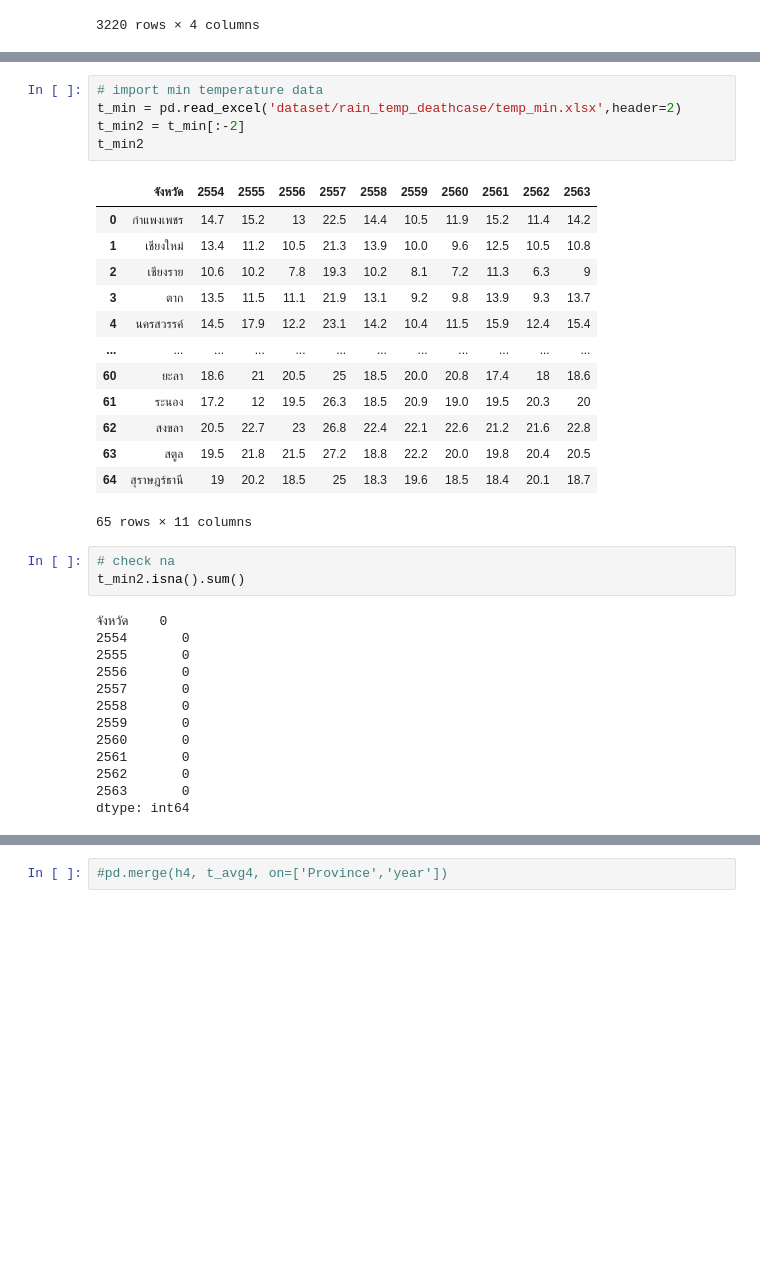
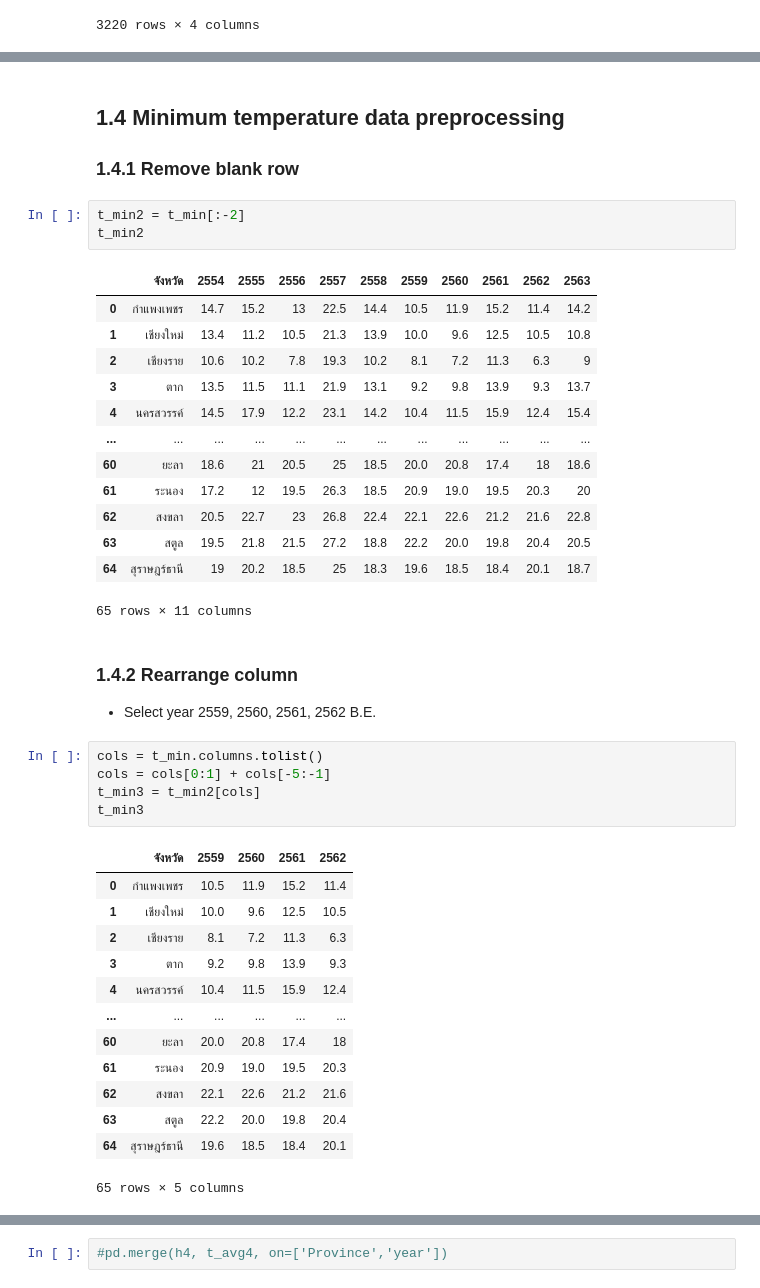
Before and after one commit to Phophism/python_project, a Jupyter notebook: Akkapop/Dengue_preprocessing.ipynb, the cells around one changed output, grey strips where cells are left out. Saved outputs shown, nothing was run; the diff lists cells and outputs as text; blank space fills up the shorter version.

```diff
--- a/Akkapop/Dengue_preprocessing.ipynb
+++ b/Akkapop/Dengue_preprocessing.ipynb
@@ -206,6 +339,7 @@ dtype: int64
+# %% [markdown]
+## 1.4 Minimum temperature data preprocessing
+### 1.4.1 Remove blank row
 # %%
-# import min temperature data
-t_min = pd.read_excel('dataset/rain_temp_deathcase/temp_min.xlsx',header=2)
 t_min2 = t_min[:-2]
 t_min2
 # %% [output]
@@ -222,19 +356,25 @@ t_min2
 | 63 | สตูล | 19.5 | 21.8 | 21.5 | 27.2 | 18.8 | 22.2 | 20.0 | 19.8 | 20.4 | 20.5 |
 | 64 | สุราษฎร์ธานี | 19 | 20.2 | 18.5 | 25 | 18.3 | 19.6 | 18.5 | 18.4 | 20.1 | 18.7 |
 65 rows × 11 columns
-# %%
-# check na
-t_min2.isna().sum()
-# %% [output]
-จังหวัด    0
-2554       0
-2555       0
-2556       0
-2557       0
-2558       0
-2559       0
-2560       0
-2561       0
-2562       0
-2563       0
-dtype: int64
+# %% [markdown]
+### 1.4.2 Rearrange column
+* Select year 2559, 2560, 2561, 2562 B.E.
+# %%
+cols = t_min.columns.tolist()
+cols = cols[0:1] + cols[-5:-1]
+t_min3 = t_min2[cols]
+t_min3
+# %% [output]
+|  | จังหวัด | 2559 | 2560 | 2561 | 2562 |
+| 0 | กำแพงเพชร | 10.5 | 11.9 | 15.2 | 11.4 |
+| 1 | เชียงใหม่ | 10.0 | 9.6 | 12.5 | 10.5 |
+| 2 | เชียงราย | 8.1 | 7.2 | 11.3 | 6.3 |
+| 3 | ตาก | 9.2 | 9.8 | 13.9 | 9.3 |
+| 4 | นครสวรรค์ | 10.4 | 11.5 | 15.9 | 12.4 |
+| ... | ... | ... | ... | ... | ... |
+| 60 | ยะลา | 20.0 | 20.8 | 17.4 | 18 |
+| 61 | ระนอง | 20.9 | 19.0 | 19.5 | 20.3 |
+| 62 | สงขลา | 22.1 | 22.6 | 21.2 | 21.6 |
+| 63 | สตูล | 22.2 | 20.0 | 19.8 | 20.4 |
+| 64 | สุราษฎร์ธานี | 19.6 | 18.5 | 18.4 | 20.1 |
+65 rows × 5 columns
```
Also changed, not shown: parts of 89 cells of this notebook, 1 other file.
